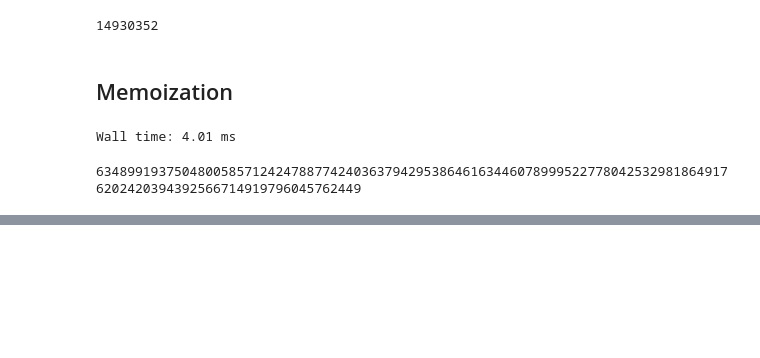
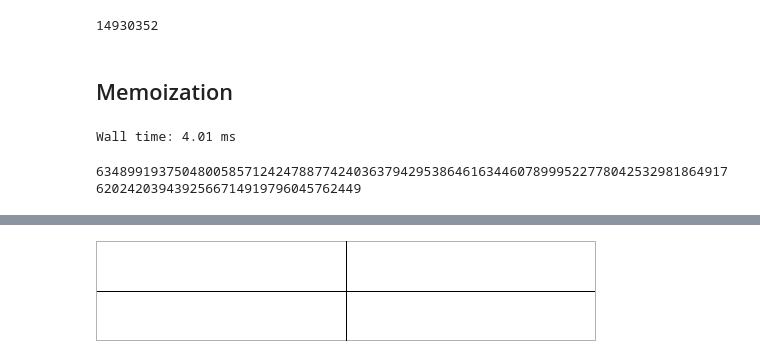
Before and after one commit to FranciscoMoya/informatica-nb, a Jupyter notebook: 7 Recursión y backtracking.ipynb, the cells around one changed output, grey strips where cells are left out. Drawn from its saved outputs; the diff is of its cells as text; code cells hidden in the pictures; blank space fills up the shorter version.

```diff
--- a/7 Recursión y backtracking.ipynb
+++ b/7 Recursión y backtracking.ipynb
@@ -197,0 +211,18 @@ sierpinski(200); show()
+# %%
+import PIL.Image
+from io import BytesIO
+import IPython.display
+import numpy as np
+
+def showarray(a):
+    a = np.uint8(np.clip(a * 255, 0, 255))
+    f = BytesIO()
+    PIL.Image.fromarray(a).save(f, 'png')
+    IPython.display.display(IPython.display.Image(data=f.getvalue()))
+# %%
+img = np.full((100,500), 1.)
+for i in range(500): img[50][i] = 0. ; img[0][i] = img[99][i] = 0.7
+for i in range(100): img[i][250] = 0. ; img[i][0] = img[i][499] = 0.7
+showarray(img)
+# %% [output]
+[figure, added]
```
Also changed, not shown: parts of 12 cells of this notebook, 2 other files.
